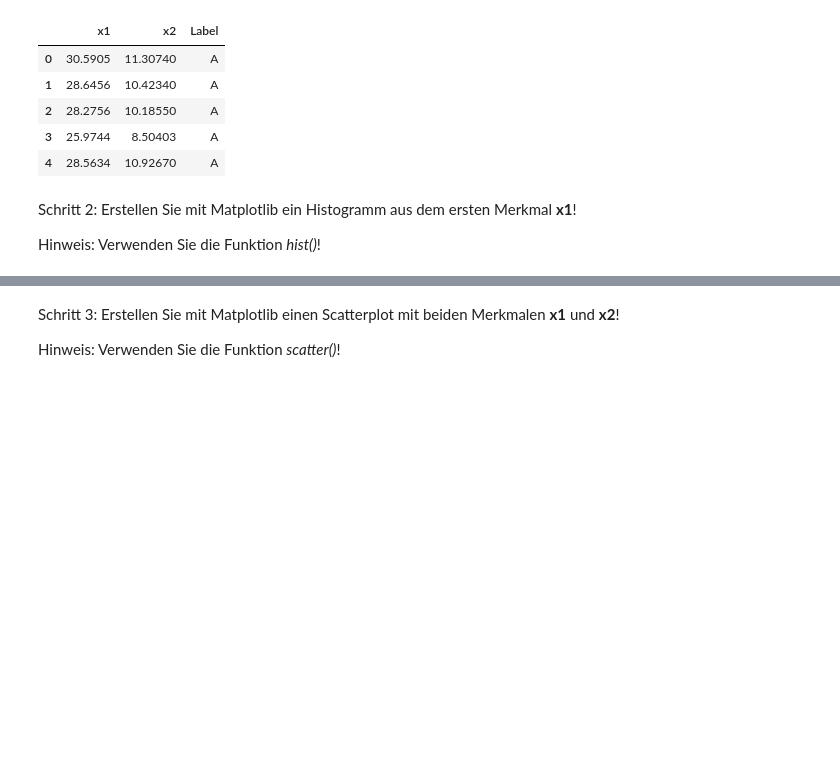
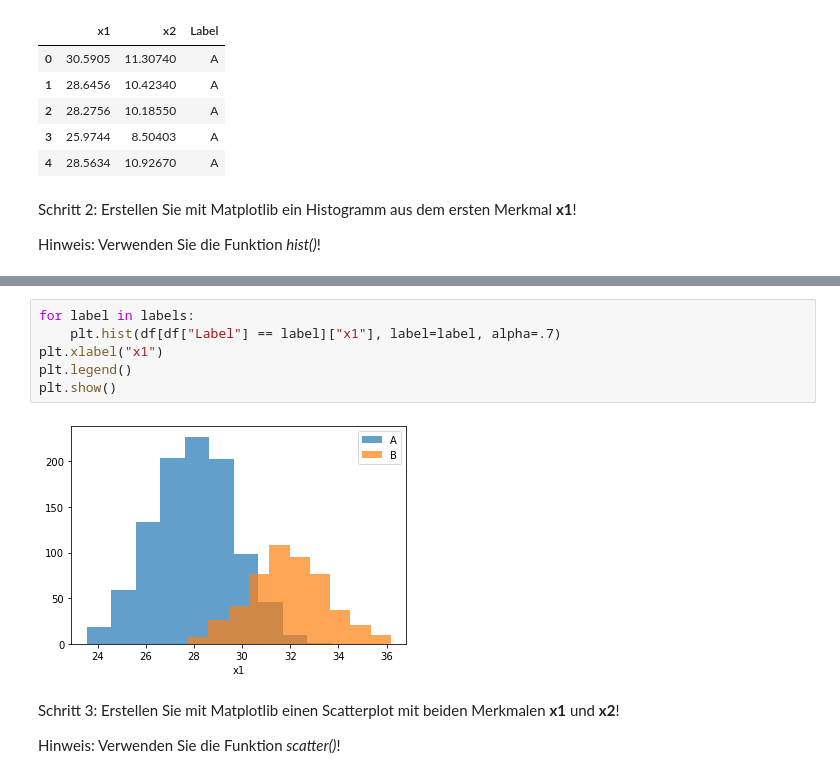
Before and after one commit to edgarWolf/lecture-pattern-recognition-machine-learning, a Jupyter notebook: Übung 1/Übung 1.ipynb, the cells around one changed output, grey strips where cells are left out. Drawn from its saved outputs; the diff is of its cells as text; blank space fills up the shorter version.

```diff
--- a/Übung 1/Übung 1.ipynb
+++ b/Übung 1/Übung 1.ipynb
@@ -32,3 +38,11 @@ plt.show()
+# %%
+for label in labels:
+    plt.hist(df[df["Label"] == label]["x1"], label=label, alpha=.7)
+plt.xlabel("x1")
+plt.legend()
+plt.show()
+# %% [output]
+[figure, added]
 # %% [markdown]
 Schritt 3: Erstellen Sie mit Matplotlib einen Scatterplot mit beiden Merkmalen **x1** und **x2**!
 
```
Also changed, not shown: parts of 3 cells of this notebook.
